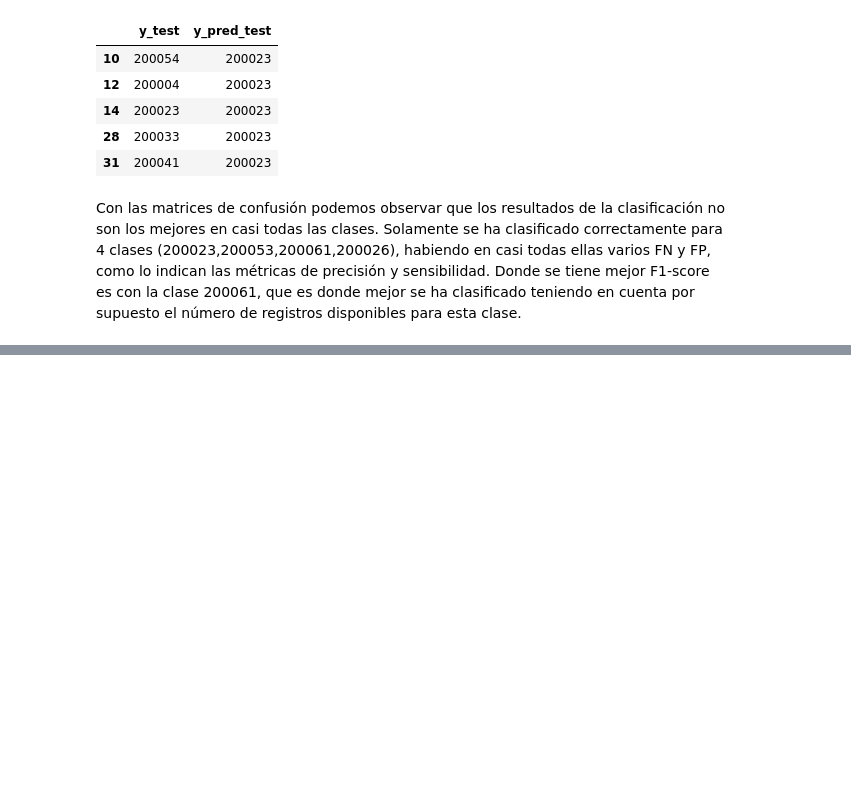
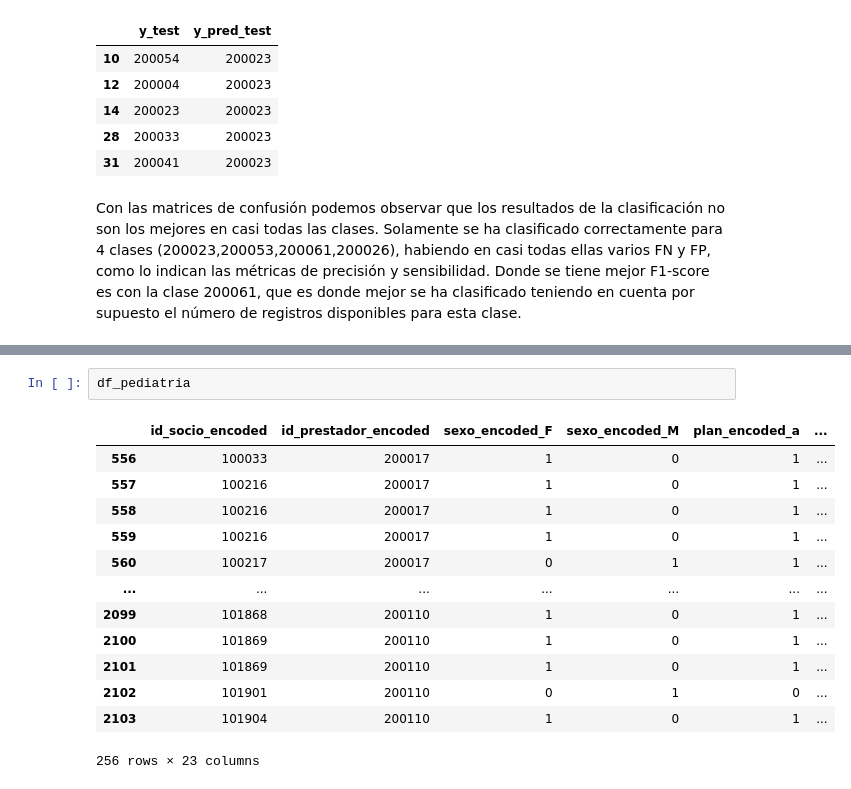
Before and after one commit to JuanMajul/Mentoria_DiploDatos2021, a Jupyter notebook: Notebooks/Practico_4.ipynb, the cells around one changed output, grey strips where cells are left out. Cells and saved outputs as stored; diff of their text form; blank space fills up the shorter version.

```diff
--- a/Notebooks/Practico_4.ipynb
+++ b/Notebooks/Practico_4.ipynb
@@ -705,0 +711,16 @@ Con las matrices de confusión podemos observar que los resultados de la clasifi
+# %%
+df_pediatria
+# %% [output]
+|  | id_socio_encoded | id_prestador_encoded | sexo_encoded_F | sexo_encoded_M | plan_encoded_a | ... |
+| 556 | 100033 | 200017 | 1 | 0 | 1 | ... |
+| 557 | 100216 | 200017 | 1 | 0 | 1 | ... |
+| 558 | 100216 | 200017 | 1 | 0 | 1 | ... |
+| 559 | 100216 | 200017 | 1 | 0 | 1 | ... |
+| 560 | 100217 | 200017 | 0 | 1 | 1 | ... |
+| ... | ... | ... | ... | ... | ... | ... |
+| 2099 | 101868 | 200110 | 1 | 0 | 1 | ... |
+| 2100 | 101869 | 200110 | 1 | 0 | 1 | ... |
+| 2101 | 101869 | 200110 | 1 | 0 | 1 | ... |
+| 2102 | 101901 | 200110 | 0 | 1 | 0 | ... |
+| 2103 | 101904 | 200110 | 1 | 0 | 1 | ... |
+256 rows × 23 columns
```
Also changed, not shown: parts of 29 cells of this notebook, 1 other file.
